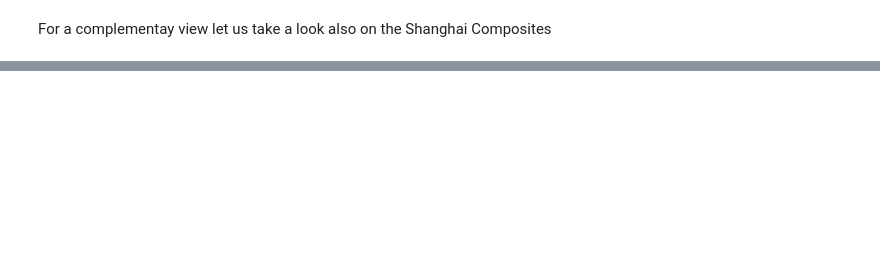
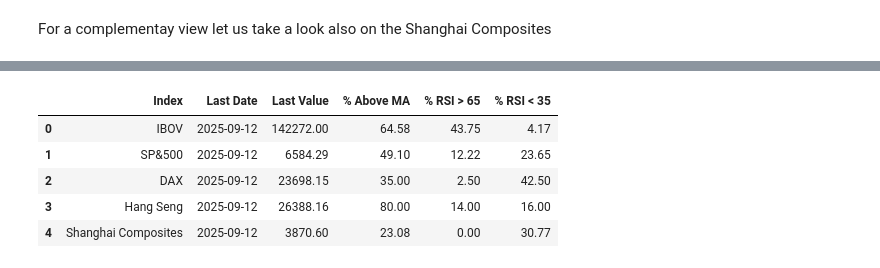
Before and after one commit to flaviorosso/market-breadth-analysis, a Jupyter notebook: Market_Breadth_Sentiment_analysis.ipynb, the cells around one changed output, grey strips where cells are left out. Saved outputs shown, nothing was run; the diff lists cells and outputs as text; code cells hidden in the pictures; blank space fills up the shorter version.

```diff
--- a/Market_Breadth_Sentiment_analysis.ipynb
+++ b/Market_Breadth_Sentiment_analysis.ipynb
@@ -508,0 +711,13 @@ plt.show()
+# %%
+# ------------------------------
+# Criar DataFrame e exibir tabela
+# ------------------------------
+summary_df = pd.DataFrame(summary)
+display(summary_df.round(2))
+# %% [output]
+|  | Index | Last Date | Last Value | % Above MA | % RSI > 65 | % RSI < 35 |
+| 0 | IBOV | 2025-09-12 | 142272.00 | 64.58 | 43.75 | 4.17 |
+| 1 | SP&500 | 2025-09-12 | 6584.29 | 49.10 | 12.22 | 23.65 |
+| 2 | DAX | 2025-09-12 | 23698.15 | 35.00 | 2.50 | 42.50 |
+| 3 | Hang Seng | 2025-09-12 | 26388.16 | 80.00 | 14.00 | 16.00 |
+| 4 | Shanghai Composites | 2025-09-12 | 3870.60 | 23.08 | 0.00 | 30.77 |
```
Also changed, not shown: parts of 7 cells of this notebook.
